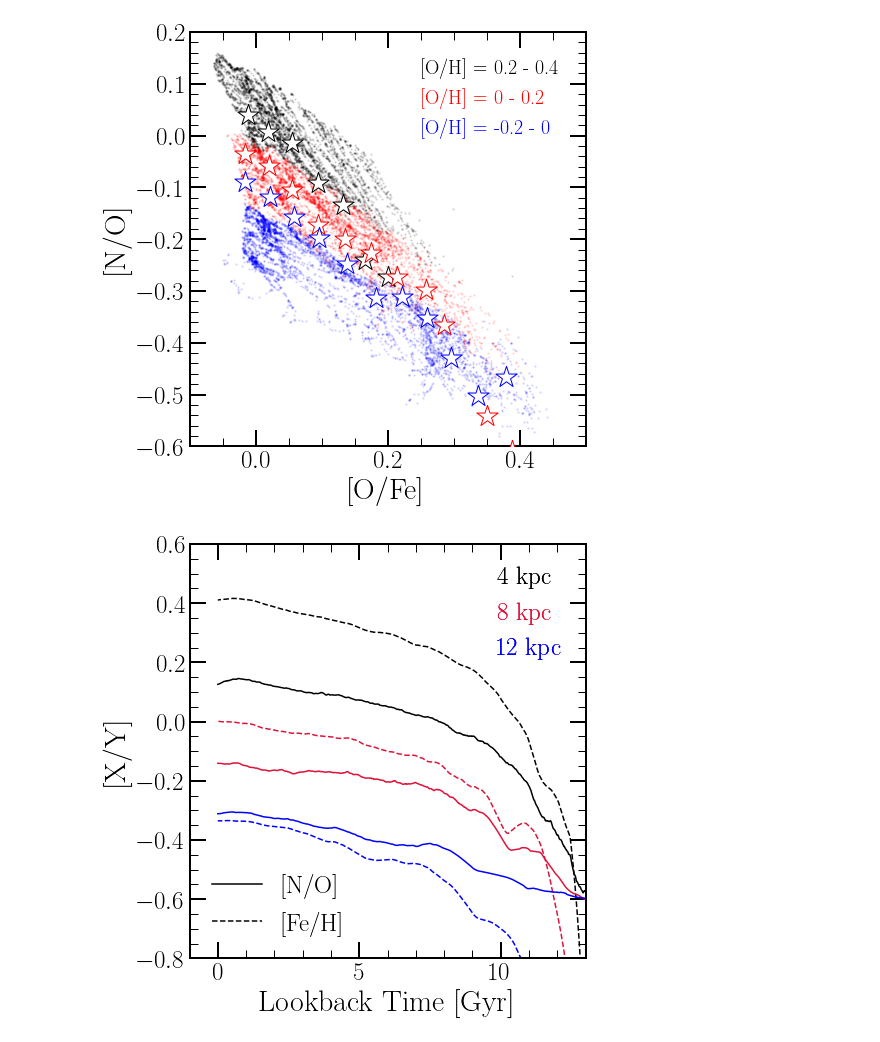
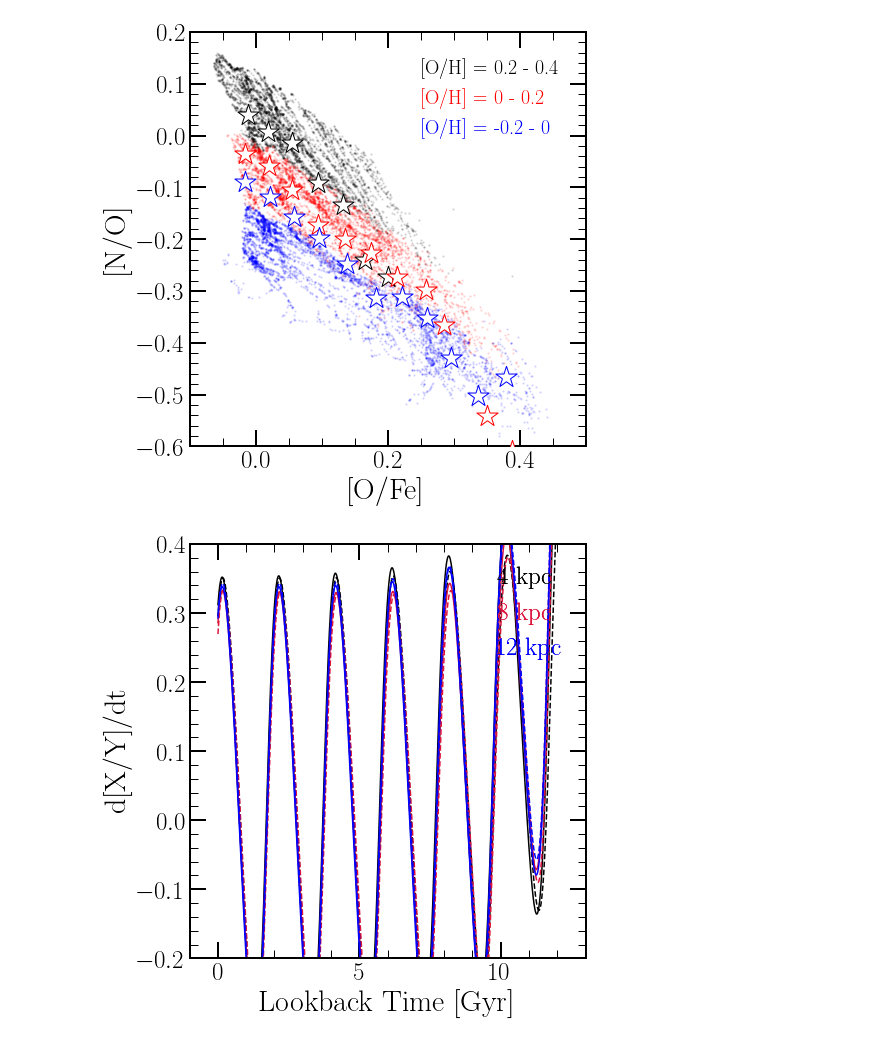
Before and after one commit to giganano/AGBmigration, a Jupyter notebook: notebooks/paper_plots.ipynb, the cells around one changed output. Saved outputs shown, nothing was run; the diff lists cells and outputs as text; code cells hidden in the pictures.

Commit message:
mass-lifetime relationship updates

```diff
--- a/notebooks/paper_plots.ipynb
+++ b/notebooks/paper_plots.ipynb
@@ -670,7 +670,7 @@ ax.set_ylabel("[N/O]")
 ax.set_xlim([-0.8, 0.8])
 ax.set_ylim([-0.7, 0.7])
 names = [
-    "../outputs/diffusion/insideout_3xcristallo",
+    "../outputs/diffusion/insideout",
     "../outputs/diffusion/insideout_karakas10",
     "../outputs/diffusion/insideout_karakas16",
     "../outputs/diffusion/insideout_ventura13",
@@ -804,9 +804,9 @@ labels = []
 for i in [4, 6, 8, 10, 12]:
     labels.append(r"$R_\text{gal}$ = %d kpc" % (i))
 colors = ["black", "crimson", "lime", "blue", "darkviolet"]
-times = [2, 4, 6, 8, 10, 12, 13.2]
+times = [2, 4, 6, 8, 10, 12, 13.195]
 
-out = vice.output("../outputs/diffusion/insideout_3xcristallo")
+out = vice.output("../outputs/diffusion/insideout")
 
 for i in range(len(zones)):
     xvals = out.zones[zones[i]].history["[o/h]"]
@@ -848,7 +848,7 @@ ax.set_ylim([-0.7, 0.35])
 times = [2, 5, 8, 11, 13.2]
 colors = ["darkviolet", "blue", "lime", "crimson", "black"]
 # linestyles = ['-.', ':', '-', '--', '-']
-diffusion = vice.output("../outputs/diffusion/insideout_3xcristallo")
+diffusion = vice.output("../outputs/diffusion/insideout")
 postprocess = vice.output("../outputs/post-process/insideout_3xcristallo")
 zones = ["zone%d" % (_) for _ in range(20, 155)]
 for i in range(len(times)):
@@ -888,4 +889,5 @@ plt.savefig("../paper/no_oh_timeevol.pdf")
 # %%
+vice.mlr.setting = "ka1997" # mass-lifetime relation
 total_time = 13.2 # Gyr, total time to run SSP calculation for
 fig = plt.figure(figsize = (7, 7), facecolor = "white")
 ax = fig.add_subplot(111)
@@ -916,7 +918,7 @@ for i in range(len(metallicities)):
         marker = plots.mpltoolkit.markers()["circle"], s = 50)
 #     ax.plot(2 * [time[idx]], ax.get_ylim(), c = plots.mpltoolkit.named_colors()[colors[i]],
 #         linestyle = ':')
-mass, time = vice.single_stellar_population('fe', time = total_time)
+mass, time = vice.single_stellar_population('fe', time = total_time, dt = 1.e-4)
 mass = [_ / mass[-1] for _ in mass]
 kwargs = {
     "c": plots.mpltoolkit.named_colors()["black"],
@@ -1071,47 +1073,58 @@ plt.savefig("../paper/no_vs_ofe.pdf")
 fig = plt.figure(figsize = (7, 7), facecolor = "white")
 ax = fig.add_subplot(111, facecolor = "white")
 ax.set_xlabel("Lookback Time [Gyr]")
-ax.set_ylabel("[X/Y]")
+# ax.set_ylabel("[X/Y]")
+ax.set_ylabel("d[X/Y]/dt")
 ax.set_xlim([-1, 13])
-ax.set_ylim([-0.8, 0.6])
+# ax.set_ylim([-1.3, 0.7])
+ax.set_ylim([-0.2, 0.4])
 
-out = vice.output("../outputs/diffusion/insideout_3xcristallo")
+out = vice.output("../outputs/post-process/insideout_3xcristallo")
 
 kwargs = {
     "c": plots.mpltoolkit.named_colors()["black"]
 }
-line1 = ax.plot([0, 1], [0, 1], linestyle = '-', label = "[N/O]", **kwargs)[0]
-line2 = ax.plot([0, 1], [0, 1], linestyle = '--', label = "[Fe/H]", **kwargs)[0]
-leg = ax.legend(loc = plots.mpltoolkit.mpl_loc("lower left"), ncol = 1, frameon = False)
-ax.add_artist(leg)
-line1.remove()
-line2.remove()
+# line1 = ax.plot([0, 1], [0, 1], linestyle = '-', label = "[N/H]", **kwargs)[0]
+# line2 = ax.plot([0, 1], [0, 1], linestyle = '--', label = "[Fe/H]", **kwargs)[0]
+# leg = ax.legend(loc = plots.mpltoolkit.mpl_loc("lower left"), ncol = 1, frameon = False)
+# ax.add_artist(leg)
+# line1.remove()
+# line2.remove()
 
 # zones = ["zone40", "zone60", "zone80", "zone100", "zone120"]
 # labels = ["4 kpc", "6 kpc", "8 kpc", "10 kpc", "12 kpc"]
 # colors = ["black", "crimson", "lime", "blue", "darkviolet"]
 zones = ["zone40", "zone80", "zone120"]
 labels = ["4 kpc", "8 kpc", "12 kpc"]
 colors = ["black", "crimson", "blue"]
 for i in range(len(zones)):
-    xvals = out.zones[zones[i]].history["lookback"]
-    yvals = out.zones[zones[i]].history["[fe/h]"]
+#     xvals = out.zones[zones[i]].history["lookback"]
+    xvals = [(a + b) / 2 for a, b in zip(out.zones[zones[i]].history["lookback"][1:],
+        out.zones[zones[i]].history["lookback"][:-1])]
+#     yvals = out.zones[zones[i]].history["[fe/h]"]
+    yvals = len(xvals) * [0.]
+    for j in range(len(yvals)):
+        yvals[j] = out.zones[zones[i]].history["[fe/h]"][j + 1] - out.zones[zones[i]].history["[fe/h]"][j]
+        yvals[j] /= out.zones[zones[i]].history["time"][j + 1] - out.zones[zones[i]].history["time"][j]
     kwargs = {
         "c": plots.mpltoolkit.named_colors()[colors[i]],
         "linestyle": '--'
     }
     ax.plot(xvals, yvals, **kwargs)
-    yvals = out.zones[zones[i]].history["[n/o]"]
+    for j in range(len(yvals)):
+        yvals[j] = out.zones[zones[i]].history["[n/h]"][j + 1] - out.zones[zones[i]].history["[n/h]"][j]
+        yvals[j] /= out.zones[zones[i]].history["time"][j + 1] - out.zones[zones[i]].history["time"][j]
+#     yvals = out.zones[zones[i]].history["[n/h]"]
     kwargs["linestyle"] = '-'
     kwargs["label"] = labels[i]
     ax.plot(xvals, yvals, **kwargs)
 leg = ax.legend(loc = plots.mpltoolkit.mpl_loc("upper right"), ncol = 1, frameon = False,
     handlelength = 0)
 for i in range(len(zones)):
     leg.get_texts()[i].set_color(colors[i])
     leg.legendHandles[i].set_visible(False)
 ax.add_artist(leg)
 plt.tight_layout()
 plt.savefig("../paper/no_feh_vs_lookback.pdf")
 # %% [output]
-[figure, old version]
+[figure, new version]
```
Also changed, not shown: parts of 4 cells of this notebook, 9 other files.
